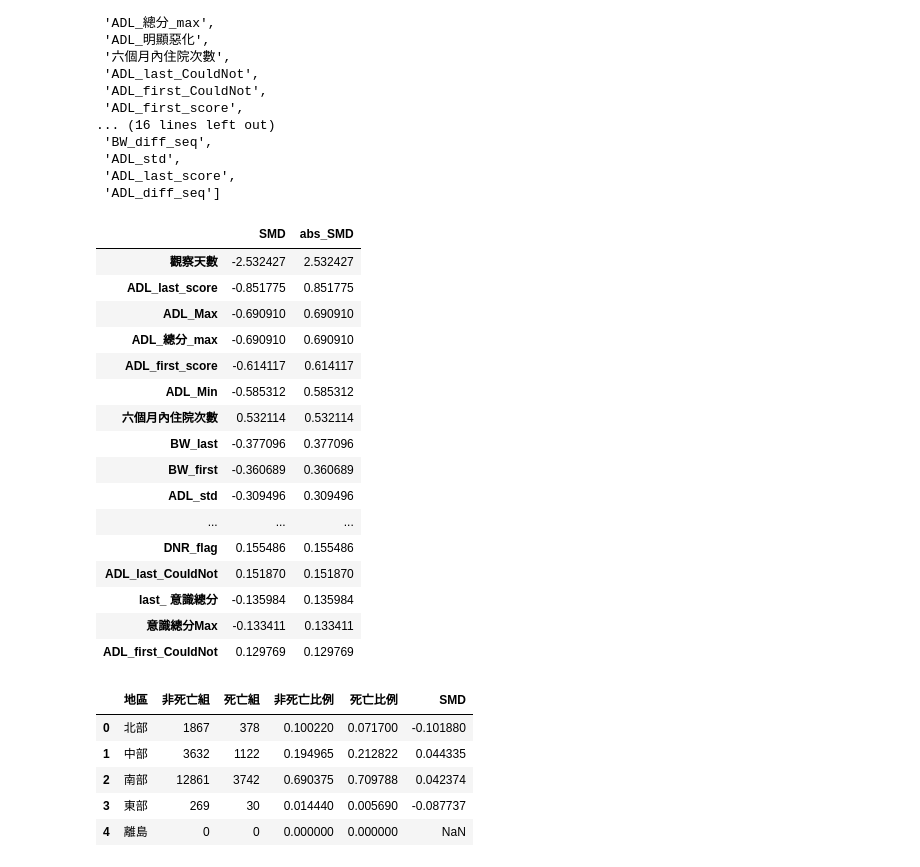
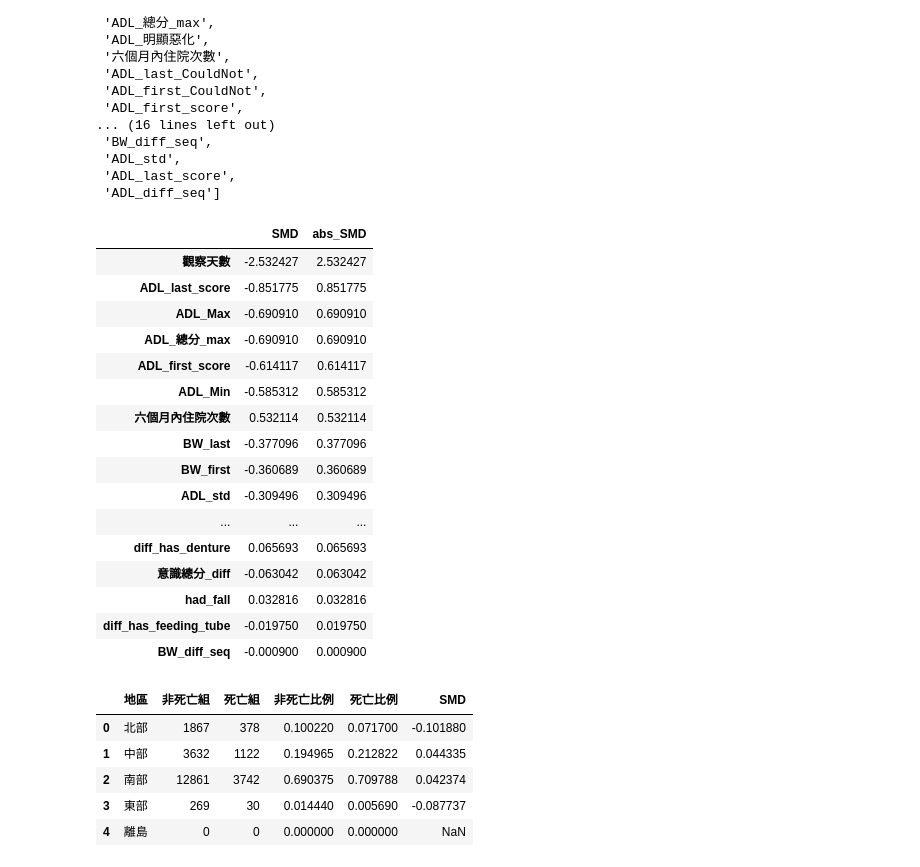
Before and after one commit to peculab/AI4JUBO, a Jupyter notebook: JuboDeath_V9_pureData_SMD.ipynb, the cells around one changed output. Saved outputs shown, nothing was run; the diff lists cells and outputs as text; code cells hidden in the pictures.

```diff
--- a/JuboDeath_V9_pureData_SMD.ipynb
+++ b/JuboDeath_V9_pureData_SMD.ipynb
@@ -212,39 +351,39 @@ def compute_smd_by_death(df, group_col='死亡標記', group1=1, group0=0, drop_
             smd = np.nan
         else:
             smd = (m1 - m0) / sd_pooled
 
         smd_dict[col] = smd
 
     smd_series = pd.Series(smd_dict, name='SMD')
     smd_df = smd_series.to_frame()
     smd_df['abs_SMD'] = smd_df['SMD'].abs()
 
     # 依 |SMD| 由大到小排序，方便看哪幾個最不平衡
     smd_df = smd_df.sort_values('abs_SMD', ascending=False)
     return smd_df
 
 # 實際呼叫：對 external 以「死亡標記」0/1 分組做 SMD
 smd_result = compute_smd_by_death(dfNew, group_col='死亡標記', group1=1, group0=0)
 
-smd_result.head(20)  # 看前 20 個 SMD 最大的變數
+smd_result  # 看前 20 個 SMD 最大的變數
 # %% [output]
 |  | SMD | abs_SMD |
 | 觀察天數 | -2.532427 | 2.532427 |
 | ADL_last_score | -0.851775 | 0.851775 |
 | ADL_Max | -0.690910 | 0.690910 |
 | ADL_總分_max | -0.690910 | 0.690910 |
 | ADL_first_score | -0.614117 | 0.614117 |
 | ADL_Min | -0.585312 | 0.585312 |
 | 六個月內住院次數 | 0.532114 | 0.532114 |
 | BW_last | -0.377096 | 0.377096 |
 | BW_first | -0.360689 | 0.360689 |
 | ADL_std | -0.309496 | 0.309496 |
 | ... | ... | ... |
-| DNR_flag | 0.155486 | 0.155486 |
-| ADL_last_CouldNot | 0.151870 | 0.151870 |
-| last_ 意識總分 | -0.135984 | 0.135984 |
-| 意識總分Max | -0.133411 | 0.133411 |
-| ADL_first_CouldNot | 0.129769 | 0.129769 |
+| diff_has_denture | 0.065693 | 0.065693 |
+| 意識總分_diff | -0.063042 | 0.063042 |
+| had_fall | 0.032816 | 0.032816 |
+| diff_has_feeding_tube | -0.019750 | 0.019750 |
+| BW_diff_seq | -0.000900 | 0.000900 |
 # %%
 import numpy as np
 import pandas as pd
```
Also changed, not shown: parts of 3 cells of this notebook.
